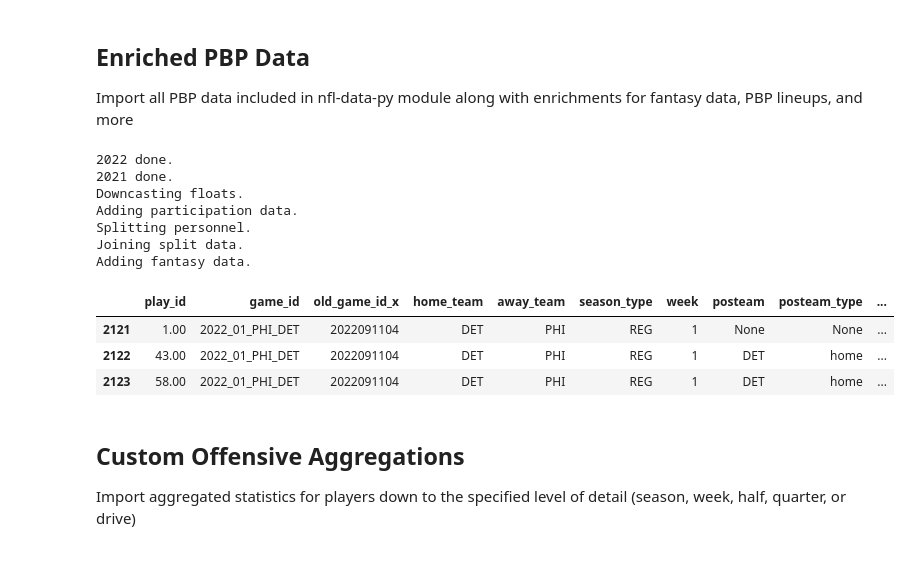
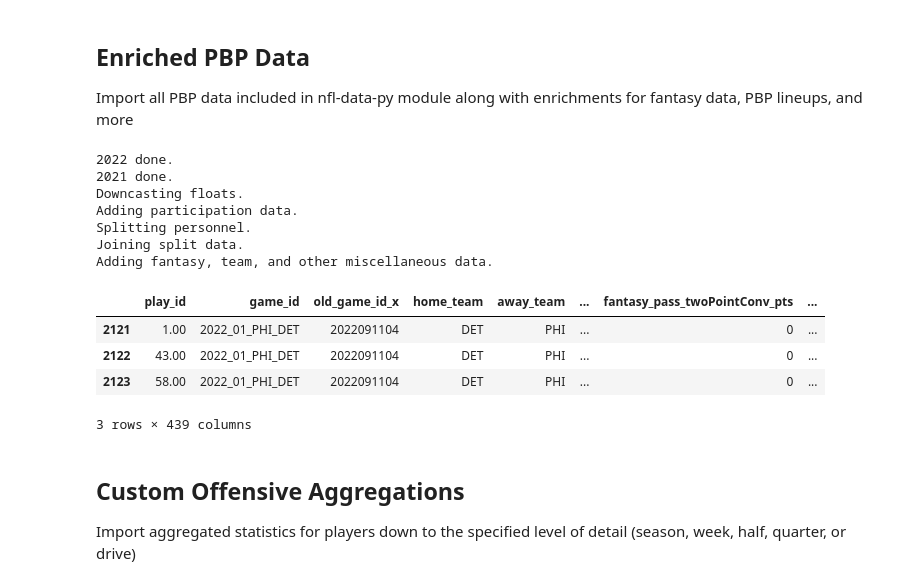
Before and after one commit to m-a-fayyaz/nfl_custom_aggs, a Jupyter notebook: sample_notebook.ipynb, the cells around one changed output. Saved outputs shown, nothing was run; the diff lists cells and outputs as text; code cells hidden in the pictures.

```diff
--- a/sample_notebook.ipynb
+++ b/sample_notebook.ipynb
@@ -15,33 +15,34 @@ from datetime import *
 # Configure Pandas settings
 pd.set_option('display.float_format', lambda x: '%.2f' % x)
 pd.set_option('display.max_rows', 500)
-pd.set_option('display.max_columns', 500)
+pd.set_option('display.max_columns', 50)
 pd.set_option('display.max_colwidth', None)
 simplefilter(action="ignore", category=pd.errors.PerformanceWarning)
 pd.options.mode.chained_assignment = None
 
-# Read yaml and flatten
+# Read and flatten fantasy_config.yml
 filepath = "fantasy_config.yml"
-env_dict = flatten_dict(read_yaml(filepath))
+env = flatten_dict(read_yaml(filepath))
 # %% [markdown]
 ## Enriched PBP Data
 Import all PBP data included in nfl-data-py module along with enrichments for fantasy data, PBP lineups, and more
 # %%
-pbp_enrich_df = import_enrich_pbp_data(years=env_dict['seasons'], regular=True)
+pbp_enrich_df = import_enrich_pbp_data(years=env['seasons'], regular=True)
 
 pbp_enrich_df[pbp_enrich_df['game_id']=='2022_01_PHI_DET'].head(3)
 # %% [output]
 2022 done.
 2021 done.
 Downcasting floats.
 Adding participation data.
 Splitting personnel.
 Joining split data.
-Adding fantasy data.
+Adding fantasy, team, and other miscellaneous data.
-|  | play_id | game_id | old_game_id_x | home_team | away_team | season_type | week | posteam | posteam_type | ... |
-| 2121 | 1.00 | 2022_01_PHI_DET | 2022091104 | DET | PHI | REG | 1 | None | None | ... |
-| 2122 | 43.00 | 2022_01_PHI_DET | 2022091104 | DET | PHI | REG | 1 | DET | home | ... |
-| 2123 | 58.00 | 2022_01_PHI_DET | 2022091104 | DET | PHI | REG | 1 | DET | home | ... |
+|  | play_id | game_id | old_game_id_x | home_team | away_team | ... | fantasy_pass_twoPointConv_pts | ... |
+| 2121 | 1.00 | 2022_01_PHI_DET | 2022091104 | DET | PHI | ... | 0 | ... |
+| 2122 | 43.00 | 2022_01_PHI_DET | 2022091104 | DET | PHI | ... | 0 | ... |
+| 2123 | 58.00 | 2022_01_PHI_DET | 2022091104 | DET | PHI | ... | 0 | ... |
+3 rows × 439 columns
 # %% [markdown]
 ## Custom Offensive Aggregations
 Import aggregated statistics for players down to the specified level of detail (season, week, half, quarter, or drive)
```
Also changed, not shown: parts of 2 cells of this notebook, 5 other files.
